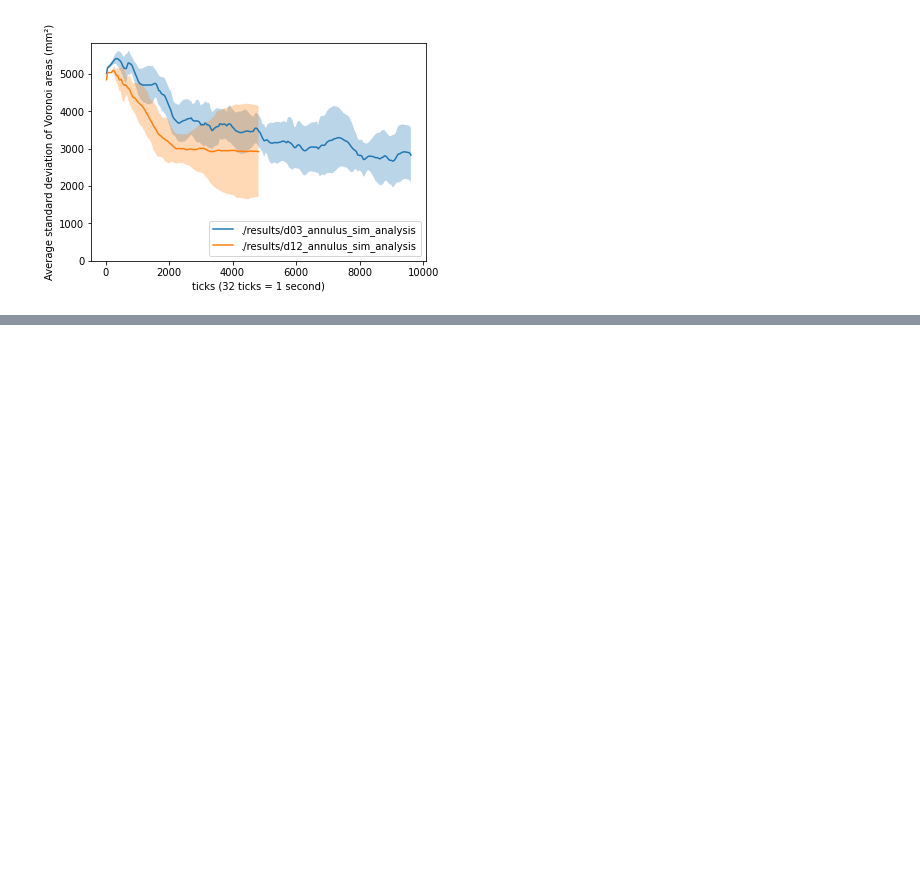
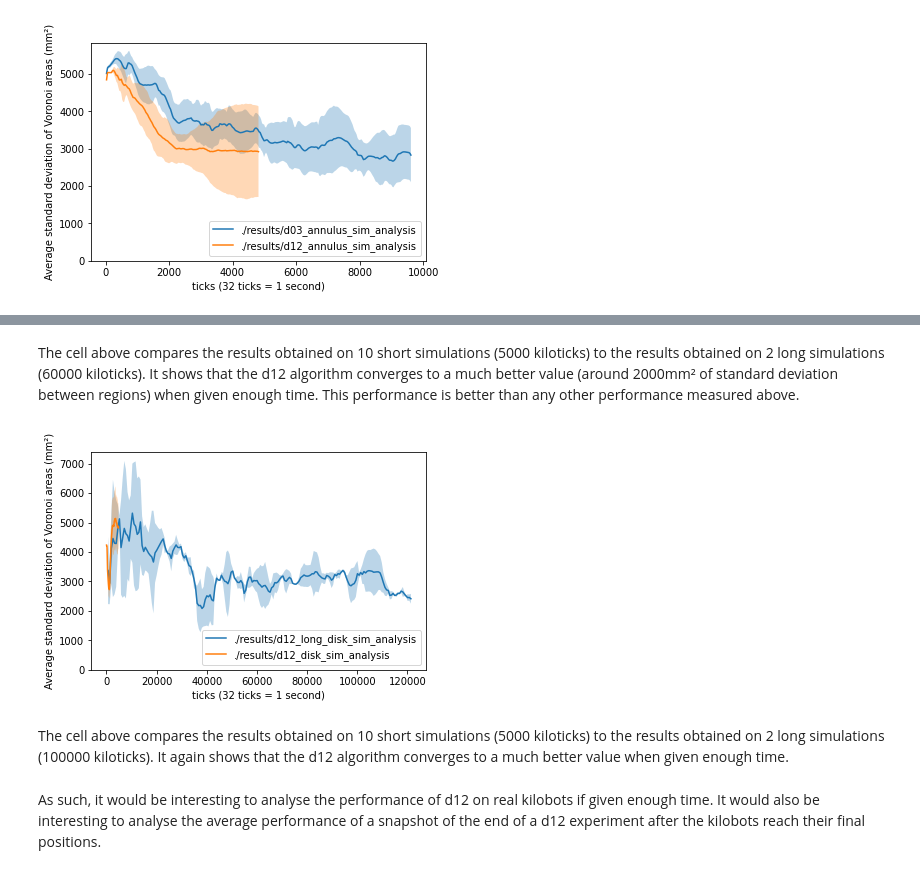
Before and after one commit to Kalessia/dispersion_kilobots, a Jupyter notebook: simulationAnalysis/Analyses.ipynb, the cells around one changed output, grey strips where cells are left out. Drawn from its saved outputs; the diff is of its cells as text; code cells hidden in the pictures; blank space fills up the shorter version.

```diff
--- a/simulationAnalysis/Analyses.ipynb
+++ b/simulationAnalysis/Analyses.ipynb
@@ -80,0 +133,10 @@ plot_sd_graph("./results/d03_annulus_sim_analysis", "./results/d12_annulus_sim_a
+# %% [markdown]
+The cell above compares the results obtained on 10 short simulations (5000 kiloticks) to the results obtained on 2 long simulations (60000 kiloticks). It shows that the d12 algorithm converges to a much better value (around 2000mm² of standard deviation between regions) when given enough time. This performance is better than any other performance measured above.
+# %%
+plot_sd_graph("./results/d12_long_disk_sim_analysis", "./results/d12_disk_sim_analysis")
+# %% [output]
+[figure, added]
+# %% [markdown]
+The cell above compares the results obtained on 10 short simulations (5000 kiloticks) to the results obtained on 2 long simulations (100000 kiloticks). It again shows that the d12 algorithm converges to a much better value when given enough time.
+# %% [markdown]
+As such, it would be interesting to analyse the performance of d12 on real kilobots if given enough time. It would also be interesting to analyse the average performance of a snapshot of the end of a d12 experiment after the kilobots reach their final positions.
```
Also changed, not shown: parts of 16 cells of this notebook, 1 other file.
